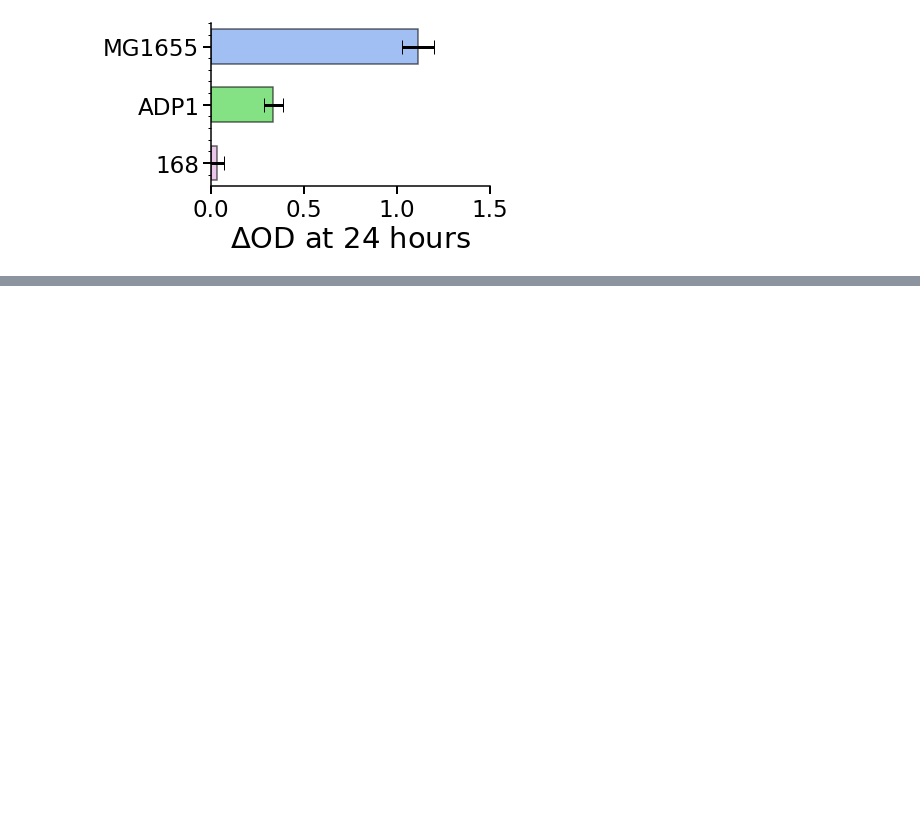
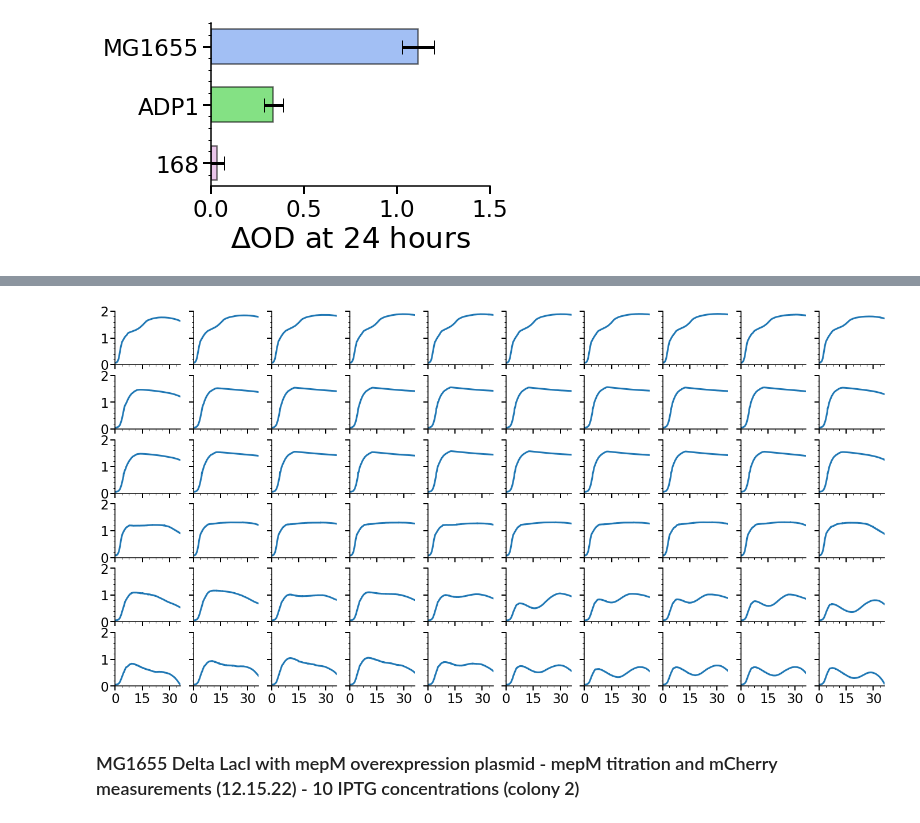
Before and after one commit to AqibHasnain/circuit-state, a Jupyter notebook: plate-reader-screens/plot_PR_data.ipynb, the cells around one changed output, grey strips where cells are left out. Saved outputs shown, nothing was run; the diff lists cells and outputs as text; code cells hidden in the pictures; blank space fills up the shorter version.

```diff
--- a/plate-reader-screens/plot_PR_data.ipynb
+++ b/plate-reader-screens/plot_PR_data.ipynb
@@ -641,0 +815,20 @@ plt.rcParams['xtick.minor.visible'] = True;
+# %%
+dataFile = 'mg1655DeltaLacI_mepMoverexpress_12.13.22.txt'
+metadataFile = 'plate_layouts.xlsx'
+metadatasubFile = 'mgDeltaLacI_mepMover_12.13.22'
+numRows = 8
+numCols = 12
+sampling_rate = 5 # minutes
+adata = read_pr_data_and_metadata(dataFile,metadataFile,metadatasubFile,nRows=numRows,nCols=numCols,sampling_rate=sampling_rate)
+# %%
+fig, axs = plt.subplots(6,10,figsize=(24,12),sharex=True,sharey=True)
+axs = axs.reshape(-1)
+plt.setp(axs, xticks=range(0,45,15), xticklabels=range(0,45,15))
+for ii, ax in enumerate(axs):
+    ax.plot(adata.uns['t'], adata.X[ii])
+# plt.tight_layout()
+plt.show()
+# %% [output]
+[figure, added]
+# %% [markdown]
+### MG1655 Delta LacI with mepM overexpression plasmid - mepM titration and mCherry measurements (12.15.22) - 10 IPTG concentrations (colony 2)
```
Also changed, not shown: parts of 8 cells of this notebook, 5 other files.
